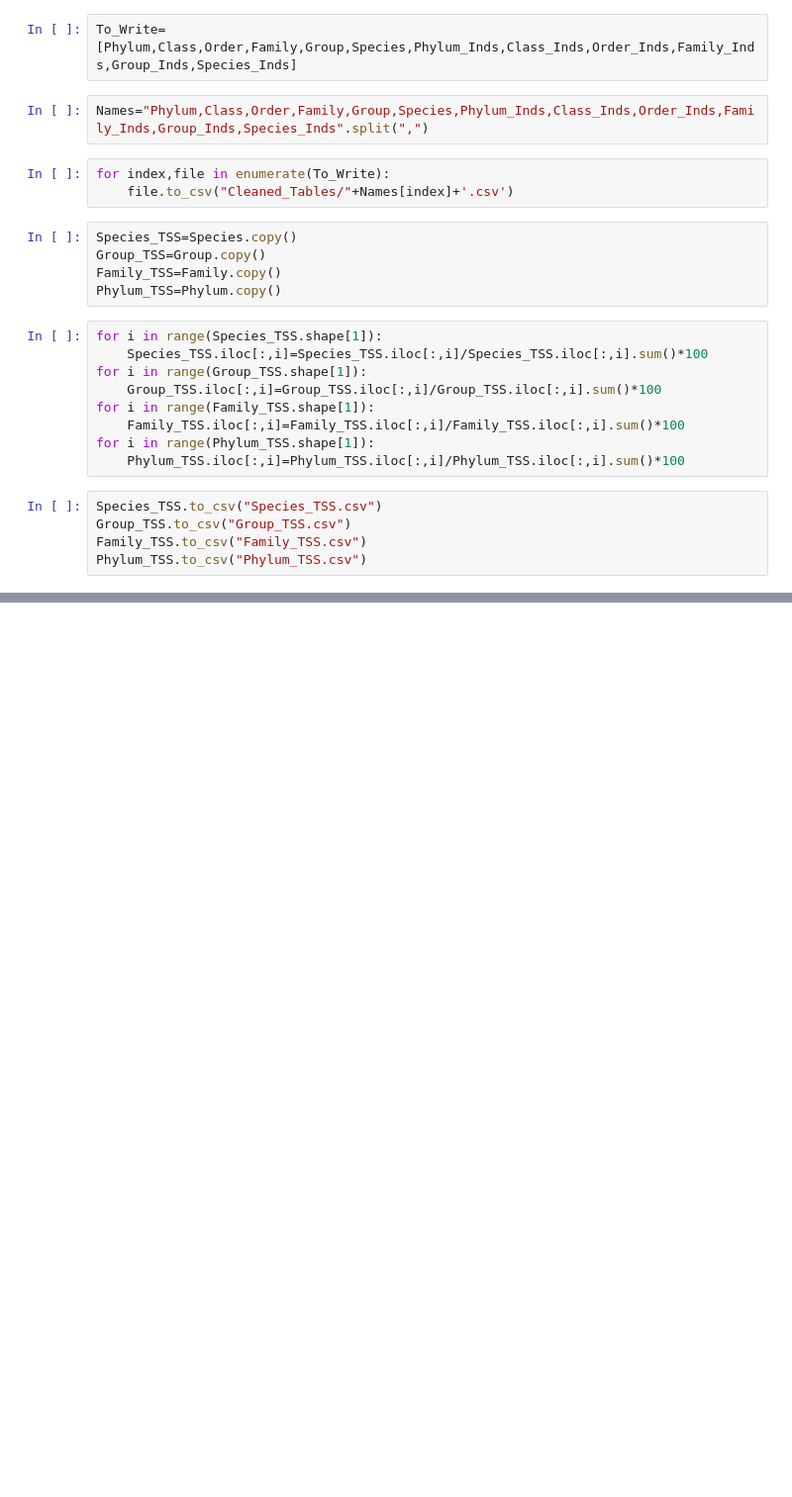
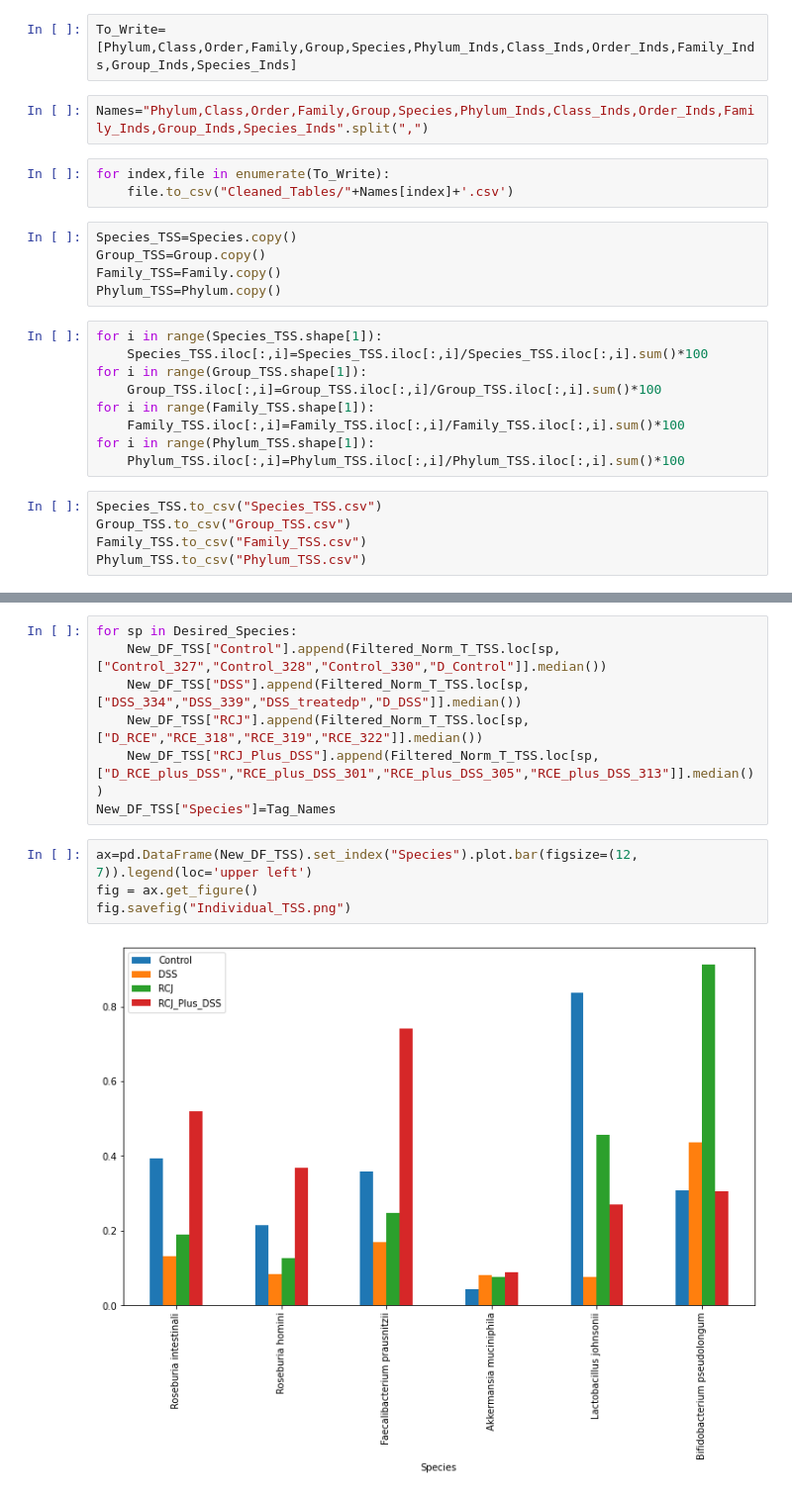
Before and after one commit to chan-csu/RCJ_Megtagenomics, a Jupyter notebook: Kraken2Outputs/Data_Analysis.ipynb, the cells around one changed output, grey strips where cells are left out. Shown at 99% size. Drawn from its saved outputs; the diff is of its cells as text; blank space fills up the shorter version.

```diff
--- a/Kraken2Outputs/Data_Analysis.ipynb
+++ b/Kraken2Outputs/Data_Analysis.ipynb
@@ -101,0 +131,13 @@ Name: Start, Length: 283, dtype: float64
+# %%
+for sp in Desired_Species:
+    New_DF_TSS["Control"].append(Filtered_Norm_T_TSS.loc[sp,["Control_327","Control_328","Control_330","D_Control"]].median())
+    New_DF_TSS["DSS"].append(Filtered_Norm_T_TSS.loc[sp,["DSS_334","DSS_339","DSS_treatedp","D_DSS"]].median())
+    New_DF_TSS["RCJ"].append(Filtered_Norm_T_TSS.loc[sp,["D_RCE","RCE_318","RCE_319","RCE_322"]].median())
+    New_DF_TSS["RCJ_Plus_DSS"].append(Filtered_Norm_T_TSS.loc[sp,["D_RCE_plus_DSS","RCE_plus_DSS_301","RCE_plus_DSS_305","RCE_plus_DSS_313"]].median())
+New_DF_TSS["Species"]=Tag_Names
+# %%
+ax=pd.DataFrame(New_DF_TSS).set_index("Species").plot.bar(figsize=(12, 7)).legend(loc='upper left')
+fig = ax.get_figure()
+fig.savefig("Individual_TSS.png")
+# %% [output]
+[figure, added]
```
Also changed, not shown: parts of 16 cells of this notebook, 8 other files.
